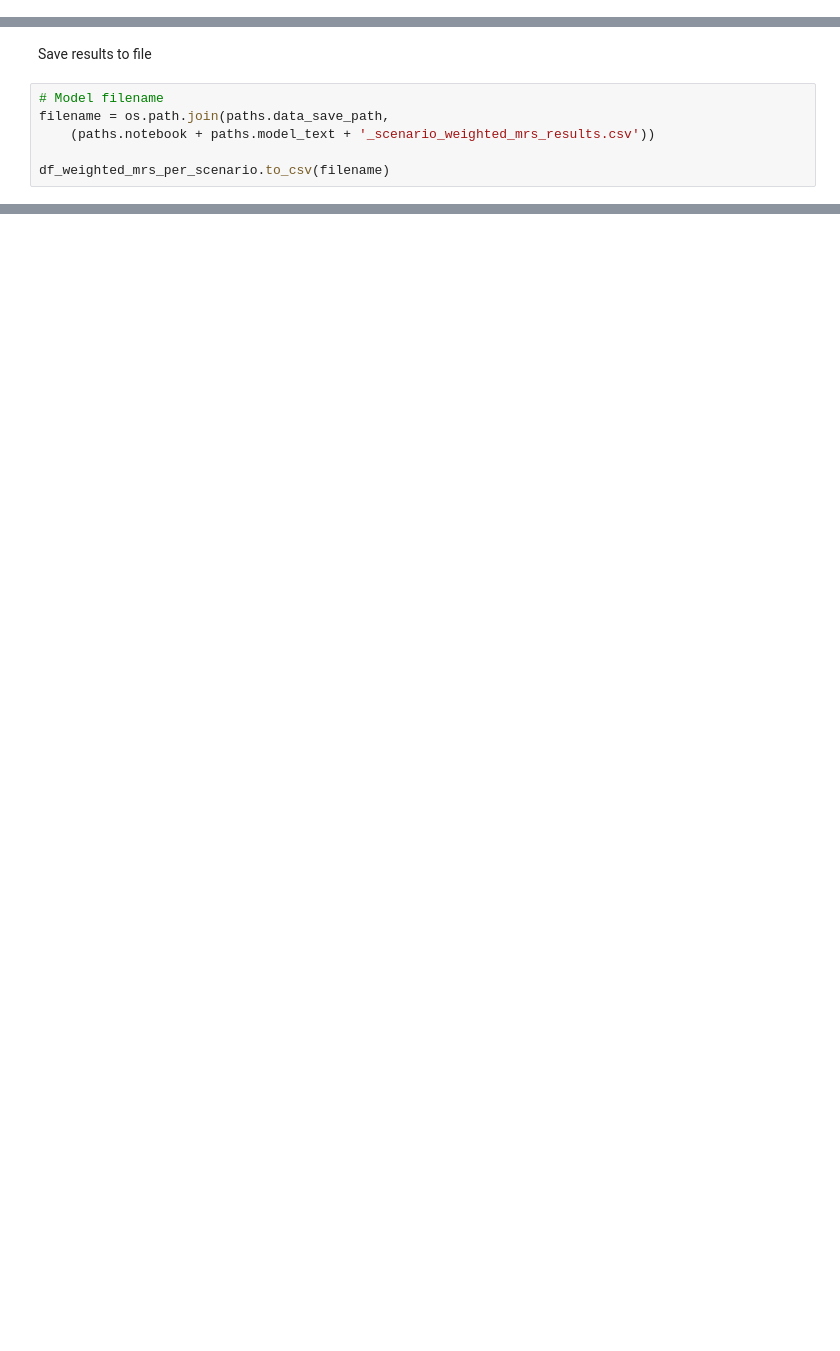
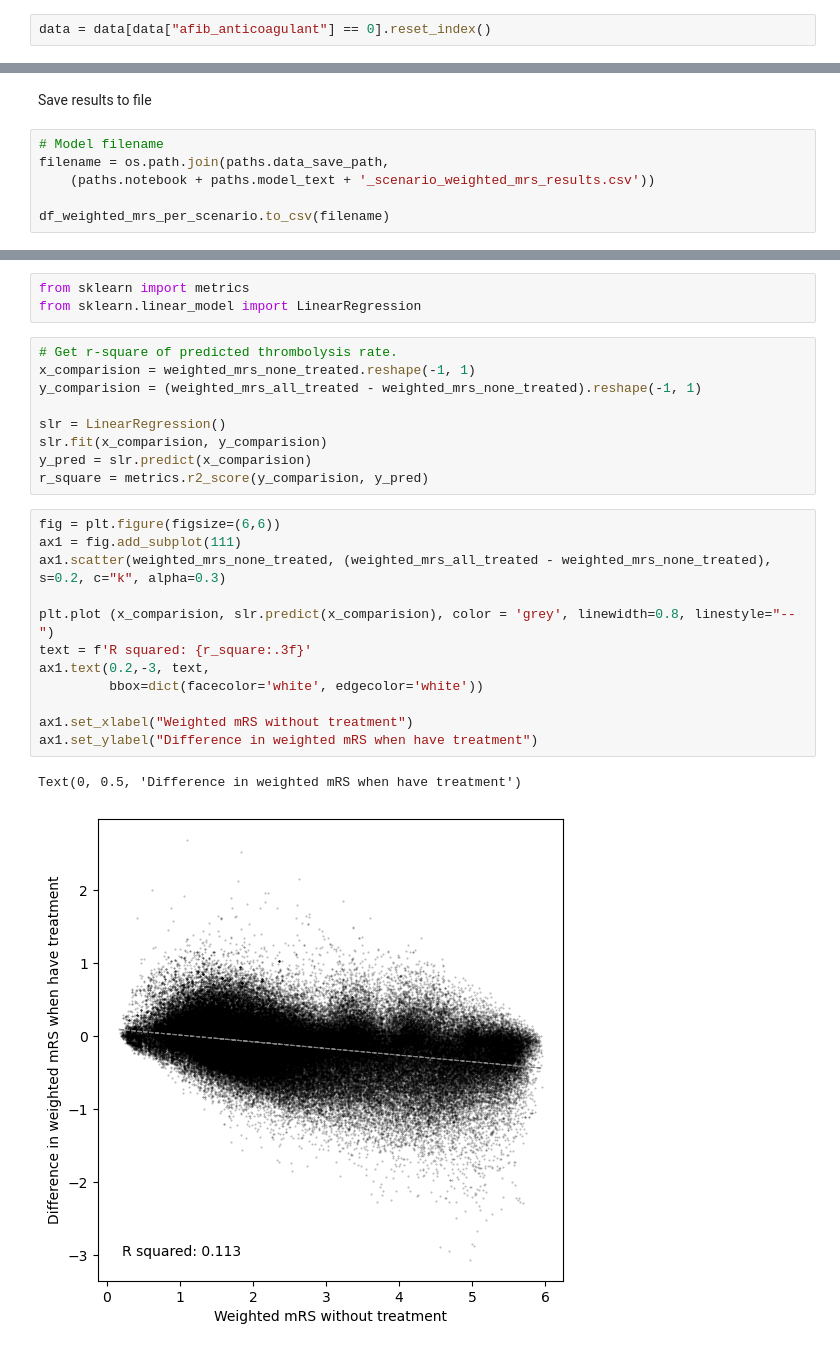
Before and after one commit to samuel-book/stroke_outcome_ml, a Jupyter notebook: xgb_7_features/210_xgb_all_data_7_features_multiclass_outcome.ipynb, the cells around one changed output, grey strips where cells are left out. Cells and saved outputs as stored; diff of their text form; blank space fills up the shorter version.

```diff
--- a/xgb_7_features/210_xgb_all_data_7_features_multiclass_outcome.ipynb
+++ b/xgb_7_features/210_xgb_all_data_7_features_multiclass_outcome.ipynb
@@ -159,0 +162,2 @@ data = pd.read_csv(filename)
+# %%
+data = data[data["afib_anticoagulant"] == 0].reset_index()
@@ -706,0 +728,27 @@ px.bar(df_bar, x="Discharge disability", y="Probability",
+# %%
+from sklearn import metrics
+from sklearn.linear_model import LinearRegression
+# %%
+# Get r-square of predicted thrombolysis rate.
+x_comparision = weighted_mrs_none_treated.reshape(-1, 1)
+y_comparision = (weighted_mrs_all_treated - weighted_mrs_none_treated).reshape(-1, 1)
+
+slr = LinearRegression()
+slr.fit(x_comparision, y_comparision)
+y_pred = slr.predict(x_comparision)
+r_square = metrics.r2_score(y_comparision, y_pred)
+# %%
+fig = plt.figure(figsize=(6,6))
+ax1 = fig.add_subplot(111)
+ax1.scatter(weighted_mrs_none_treated, (weighted_mrs_all_treated - weighted_mrs_none_treated), s=0.2, c="k", alpha=0.3)
+
+plt.plot (x_comparision, slr.predict(x_comparision), color = 'grey', linewidth=0.8, linestyle="--")
+text = f'R squared: {r_square:.3f}'
+ax1.text(0.2,-3, text,
+         bbox=dict(facecolor='white', edgecolor='white'))
+
+ax1.set_xlabel("Weighted mRS without treatment")
+ax1.set_ylabel("Difference in weighted mRS when have treatment")
+# %% [output]
+Text(0, 0.5, 'Difference in weighted mRS when have treatment')
+[figure, added]
```
Also changed, not shown: parts of 59 cells of this notebook.
